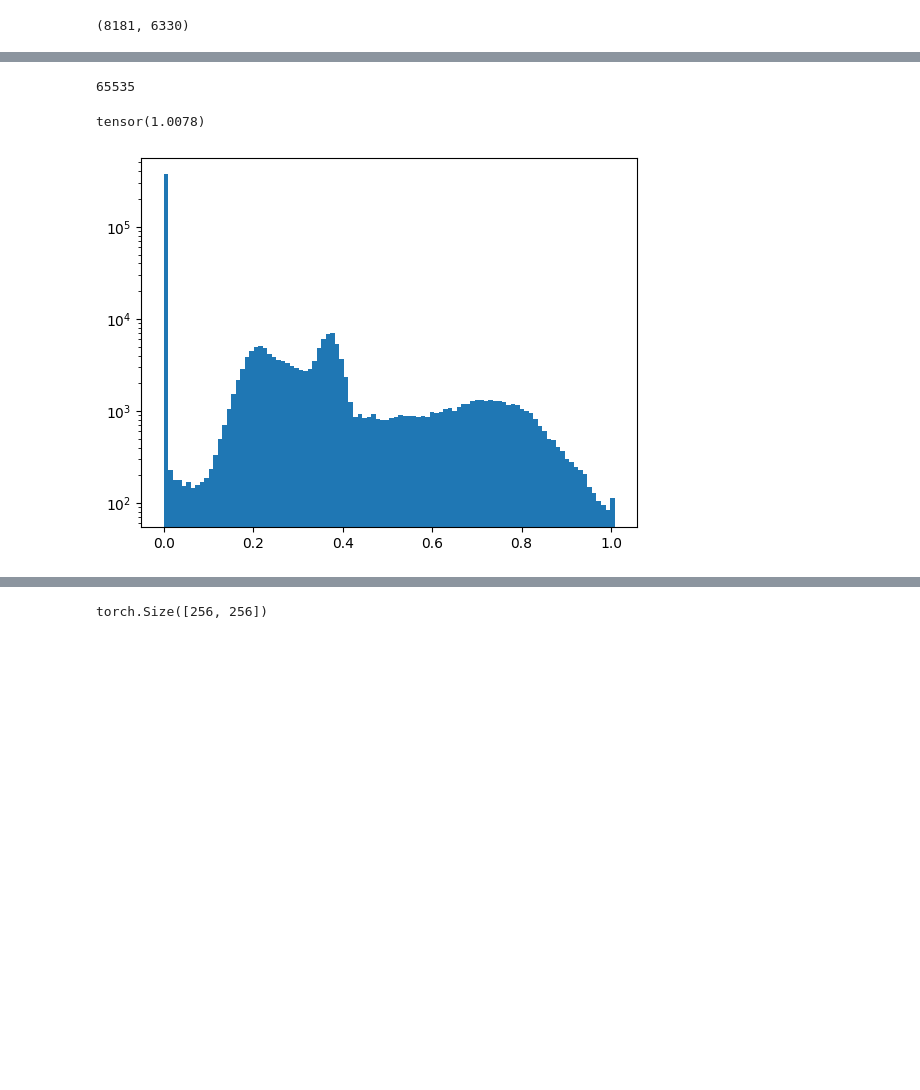
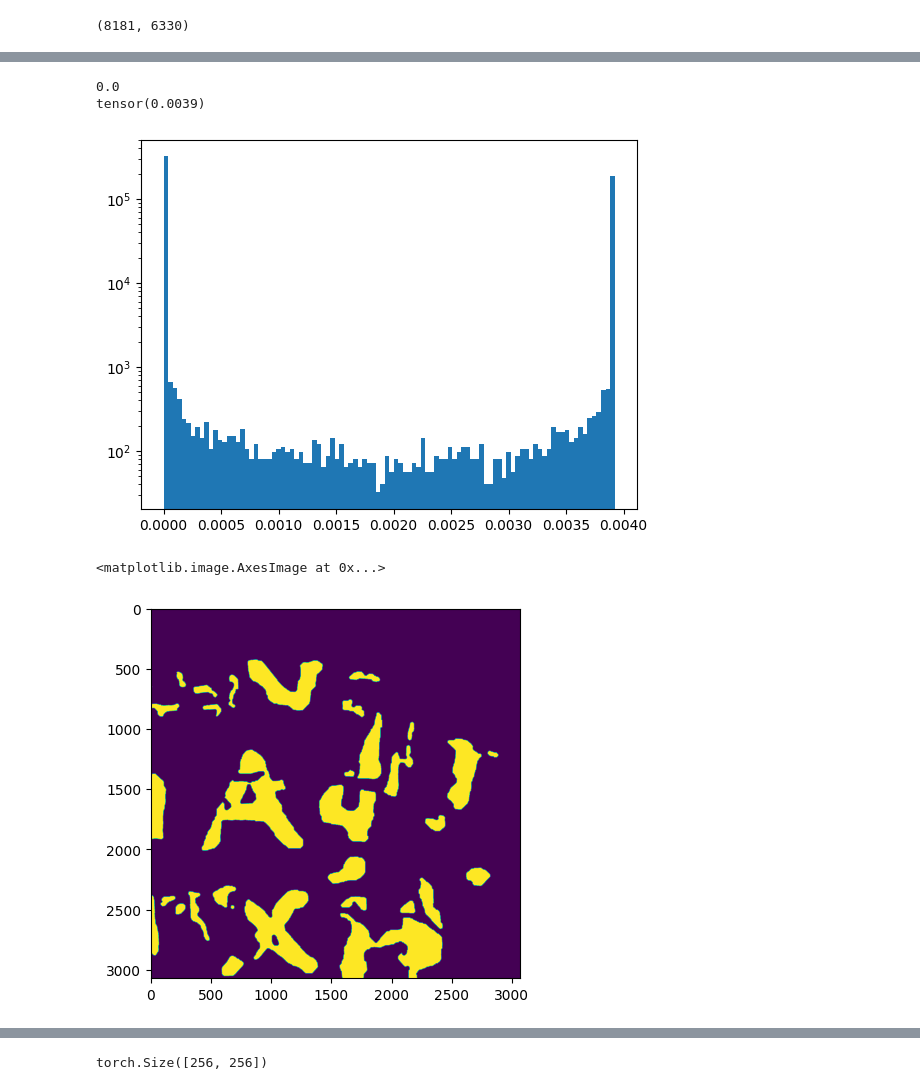
Before and after one commit to viktorcikojevic/vesuvius-challenge, a Jupyter notebook: notebooks/debug.ipynb, the cells around one changed output, grey strips where cells are left out. Drawn from its saved outputs; the diff is of its cells as text; code cells hidden in the pictures; blank space fills up the shorter version.

```diff
--- a/notebooks/debug.ipynb
+++ b/notebooks/debug.ipynb
@@ -216,7 +216,3 @@ Dataset created. In total, n_crops=1998
-# %%
-train_dataset.fragments_zarr['2'].volume[:].max()
-# %% [output]
-65535
 # %%
 import matplotlib.pyplot as plt
 import numpy as np
@@ -224,6 +220,7 @@ import numpy as np
 
 indx = np.random.randint(0, len(train_dataset))
 x, y = train_dataset[indx]
+print(np.average(y))
 
 print(x.max())
 y2 = x.flatten()
@@ -232,5 +229,15 @@ plt.hist(y2, bins=100);
 
 plt.yscale('log')
 # %% [output]
-tensor(1.0078)
+0.0
+tensor(0.0039)
-[figure, old version]
+[figure, new version]
+# %%
+import matplotlib.pyplot as plt
+
+label = train_dataset.fragments_zarr['2'].label[0:1024*3, 2816:2816+1024*3]
+
+plt.imshow(label)
+# %% [output]
+<matplotlib.image.AxesImage at 0x...>
+[figure, added]
```
Also changed, not shown: parts of 16 cells of this notebook, 12 other files.
